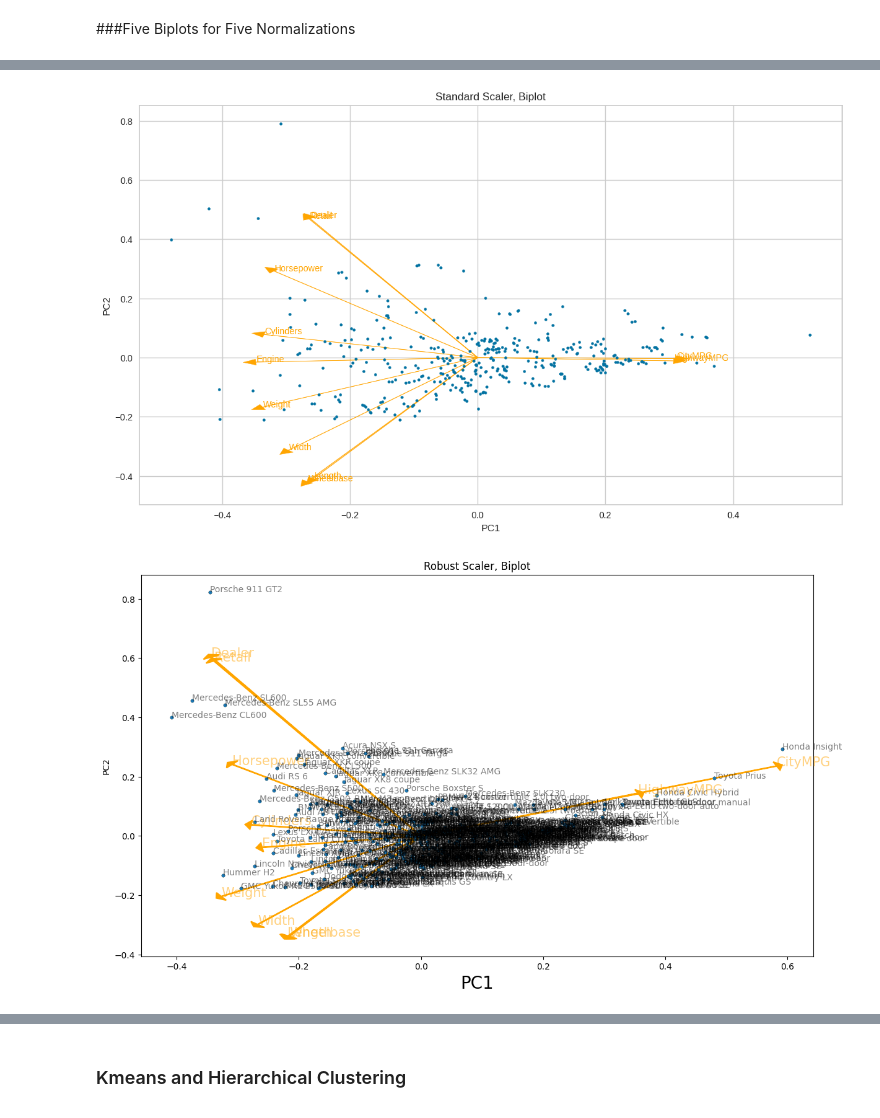
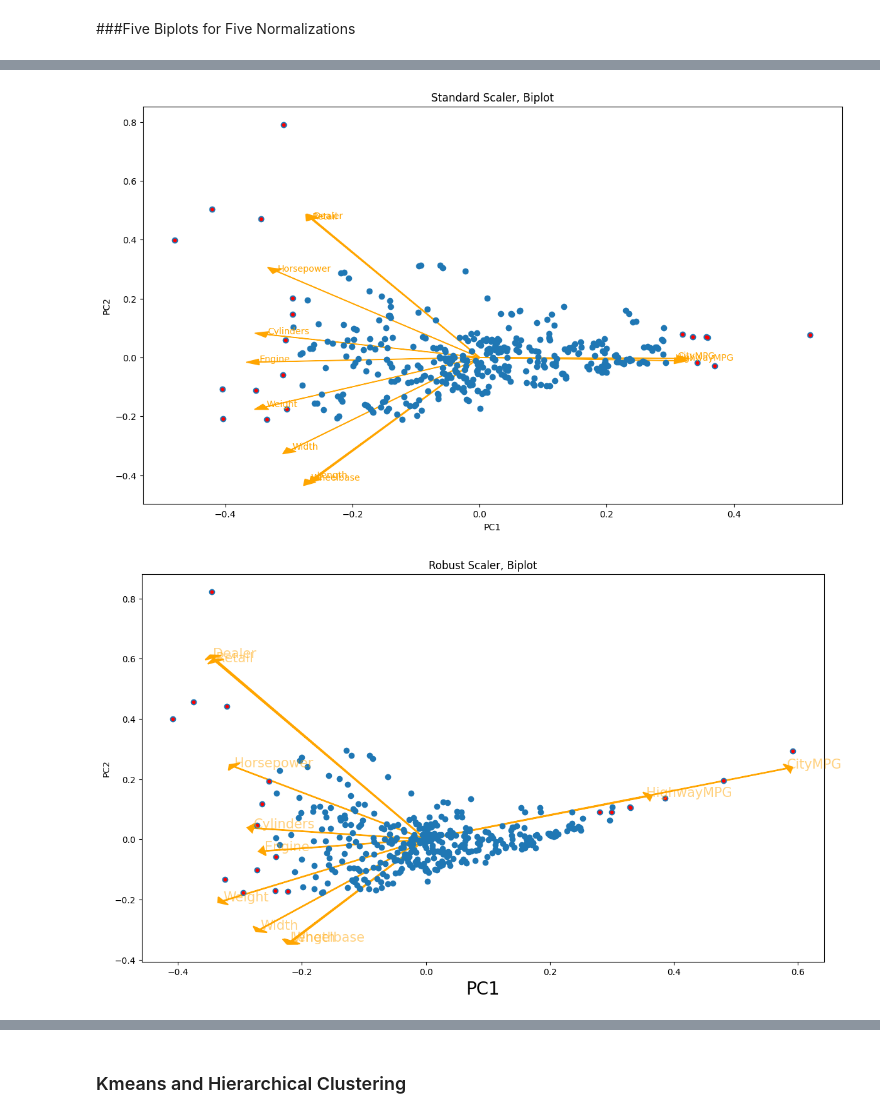
Before and after one commit to GMartinez02/Big-Data---43C8-Fall-2024, a Jupyter notebook: Homework1_PCA_&_nSVA_with_Vehicle_data.ipynb, the cells around one changed output, grey strips where cells are left out. Saved outputs shown, nothing was run; the diff lists cells and outputs as text; code cells hidden in the pictures.

```diff
--- a/Homework1_PCA_&_nSVA_with_Vehicle_data.ipynb
+++ b/Homework1_PCA_&_nSVA_with_Vehicle_data.ipynb
@@ -188,6 +196,6 @@ PCA_biplot(std_scaler_PC, components)
 # %%
-#Data for Bipot
-std_scaler_PC, loadings= doPCA(data, 2, 3)
+#Standard Scaler Biplot
+std_scaler_PC, componants= doPCA(data, 2, 3)
 PC1=std_scaler_PC[:, 0]
 PC2=std_scaler_PC[:, 1]
 
@@ -201,63 +209,69 @@ fig, ax = plt.subplots(figsize = (14,8))
 
 for i, variables in enumerate(col_names):
     ax.arrow(0,0,
-            loadings[0,i],loadings[1,i],
+            componants[0,i],componants[1,i],
             head_length = 0.02,
             head_width = 0.02,
             color = "orange")
-    ax.text(loadings[0,i] + 0.001,loadings[1,i] + 0.001,
+    ax.text(componants[0,i] + 0.001,componants[1,i] + 0.001,
             variables,
             color = "orange",
             fontsize = 10)
 
-ax.scatter(PC1, PC2, s = 8)
+mean_PC = np.mean(std_scaler_PC, axis=0)
+distances = np.array([euclidean(score, mean_PC) for score in std_scaler_PC])
+
+distance_threshold = np.percentile(distances, 95)
+outliers = np.where(distances > distance_threshold)[0]
+
+ax.scatter(PC1, PC2)
+ax.scatter(PC1[outliers], PC2[outliers], s=10, color='red')
 
 ax.set_xlabel('PC1')
 ax.set_ylabel('PC2')
 ax.set_title('Standard Scaler, Biplot')
 plt.show()
 # %% [output]
-[figure, old version]
+[figure, new version]
 # %%
-#Data for Bipot
-#GOLDEN BOY
-robust_PC, loadings= doPCA(data, 3, 3)
+#Robust Scaler Bipot
+robust_PC, componants= doPCA(data, 3, 3)
 PC1=robust_PC[:, 0]
 PC2=robust_PC[:, 1]
 
 scalePC1  = 1/(PC1.max() - PC1.min())
 scalePC2  = 1/(PC2.max() - PC2.min())
 
 PC1 = PC1 * scalePC1
 PC2 = PC2 * scalePC2
 
 fig, ax = plt.subplots(figsize = (14,8))
 
 for i, variables in enumerate(col_names):
     ax.arrow(0,0,
-            loadings[0,i] * 1.1,loadings[1,i] * 1.1,
+            componants[0,i] * 1.1,componants[1,i] * 1.1,
             head_length = 0.01,
             head_width = 0.03,
             color = "orange",
             linewidth = 1.5 )
-    ax.text(loadings[0,i] * 1.1,loadings[1,i] * 1.1,
+    ax.text(componants[0,i] * 1.1,componants[1,i] * 1.1,
             variables,
             color = "orange",
             fontsize = 15).set_alpha(.5)
-    ax.scatter(PC1, PC2, s = 8, cmap = "viridis")
 
+mean_PC = np.mean(std_scaler_PC, axis=0)
+distances = np.array([euclidean(score, mean_PC) for score in std_scaler_PC])
 
-for i, variables in enumerate(data.index):
-  ax.text(PC1[i],
-          PC2[i],
-          str(variables),
-          fontsize = 10).set_alpha(.5)
+distance_threshold = np.percentile(distances, 95)
+outliers = np.where(distances > distance_threshold)[0]
 
+ax.scatter(PC1, PC2)
+ax.scatter(PC1[outliers], PC2[outliers], s=10, color='red')
 
 ax.set_xlabel('PC1', fontsize = 20)
 ax.set_ylabel('PC2')
 ax.set_title('Robust Scaler, Biplot')
 plt.show()
 # %% [output]
-[figure, old version]
+[figure, new version]
 # %%
```
Also changed, not shown: parts of 19 cells of this notebook.
